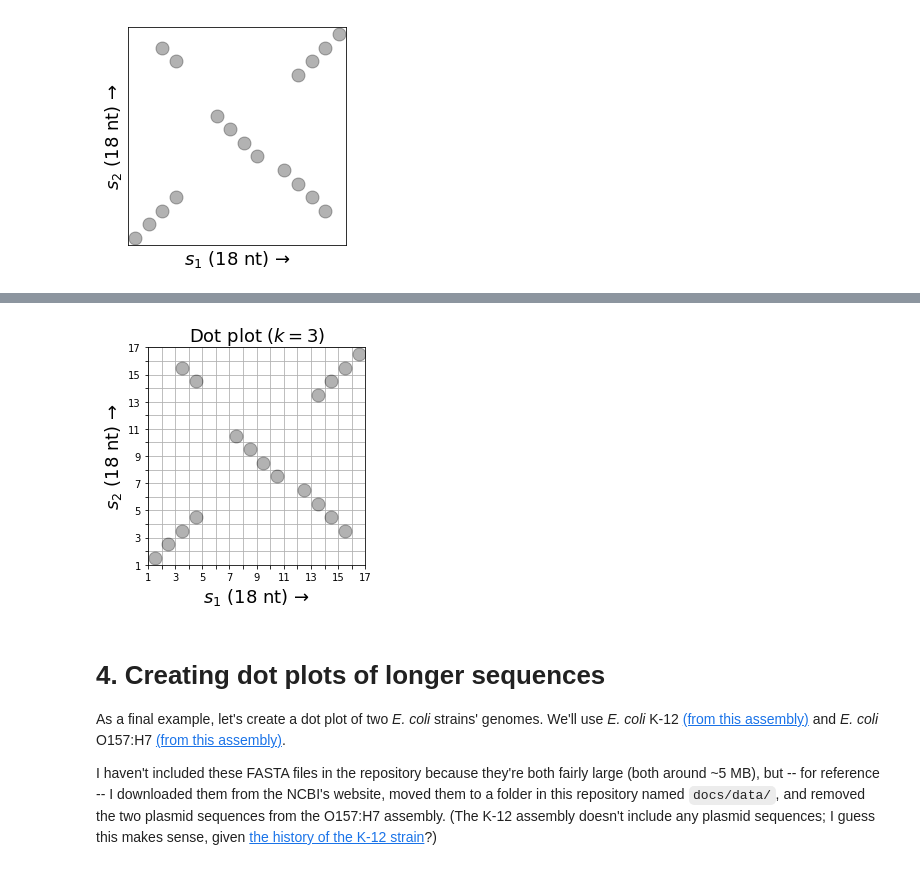
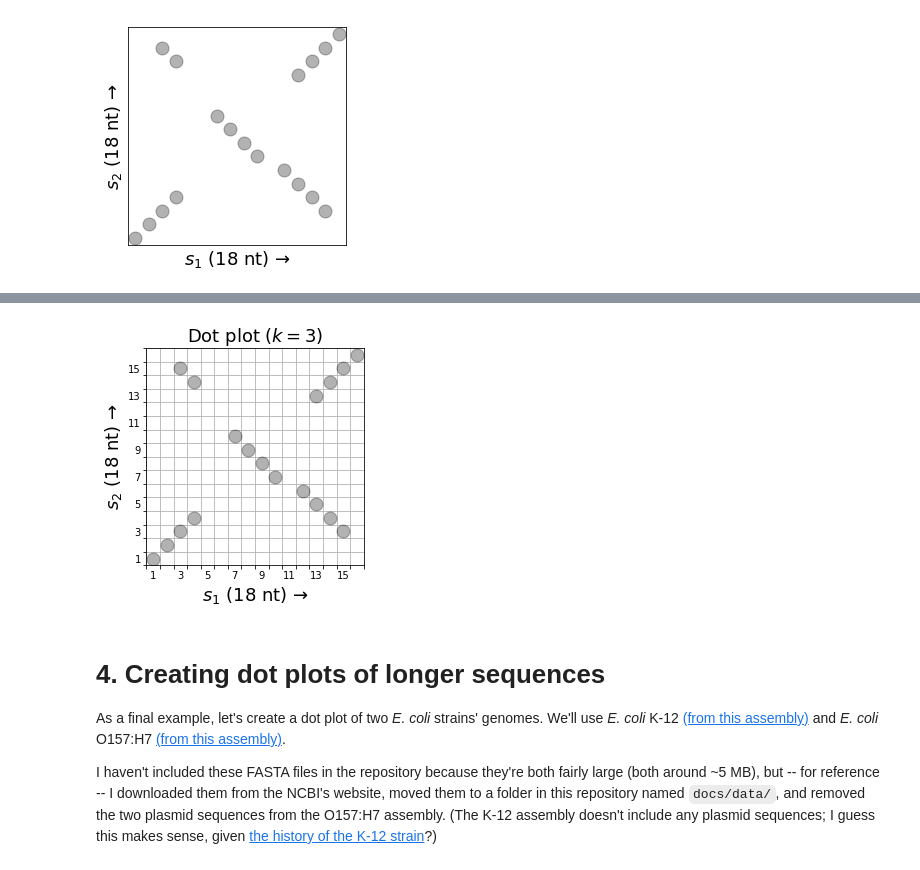
Before and after one commit to fedarko/wotplot, a Jupyter notebook: docs/Tutorial.ipynb, the cells around one changed output, grey strips where cells are left out. Saved outputs shown, nothing was run; the diff lists cells and outputs as text; code cells hidden in the pictures.

Commit message:
DOC: fancy ticks/tick labels/grid example in tut
also, use m.k / em.k variables in plot titles :)

```diff
--- a/docs/Tutorial.ipynb
+++ b/docs/Tutorial.ipynb
@@ -261,59 +263,86 @@ We'll show this by reusing the above example.
 # %%
 # While we're adding this other explanatory stuff, let's add a title for good measure.
 fig, ax = wotplot.viz_spy(m, markersize=13, marker="o", alpha=0.3, title=f"Dot plot ($k = {m.k}$)")
 
-### PART 1: TICKS
-# First, let's add ticks.
+###### PART 1: TICKS ######
+# First, let's add ticks. We need to add ticks for ax.grid() to work.
+# We'll add both major and minor ticks -- the major ticks will be used to position the grid lines,
+# and the minor ticks will be used to position the tick labels. This allows us to center our labels
+# in between ticks, which is nice when visualizing a matrix. This approach is inspired by
+# https://matplotlib.org/stable/gallery/ticks/centered_ticklabels.html. (For context on major vs.
+# minor ticks, see https://matplotlib.org/stable/gallery/ticks/major_minor_demo.html.)
+
+# Our major ticks' positions will look like [-0.5, 0.5, 1.5, ..., 13.5, 14.5, 15.5]. We
+# position them like this because the cells of the matrix occur at integer coordinates.
+majticks = [t - 0.5 for t in range(0, 17)]
+
+# We'll add minor ticks in between each of the major ticks. Our minor ticks use a smaller
+# range than our major ticks because there are (n - 1) spaces between n consecutive points (e.g.
+# your hands probably have 5 fingers each, but 4 spaces-between-fingers).
+minticks = range(0, 16)
+
+# The x-axis is simple -- we'll just use these major and minor ticks.
+ax.set_xticks(majticks)
+ax.set_xticks(minticks, minor=True)
+
+# The y-axis is a bit more complicated. Keep in mind that, when creating the DotPlotMatrix "m"
+# above, we left the DotPlotMatrix "yorder" parameter at its default value of "BT" -- so the
+# y-axis goes from bottom to top.
 #
-# Our ticks' positions will look like [-0.5, 0.5, 1.5, ..., 13.5, 14.5, 15.5]. We
-# create them in this way because the cells of the matrix occur at integer coordinates.
-# (You could draw ticks at [0, 1, 2, ...], if you'd prefer, but then the grid lines would
-# go through the middle of the dot plot's points. I think the [-0.5, 0.5, ...] way looks nicer.)
-ticks = [t - 0.5 for t in range(0, 17)]
+# However, matplotlib doesn't know about this -- by default, it'll consider "row 0" to be the
+# topmost row in the matrix, then row 1 the second-from-the-top row, ...)
+# We can address this by adjusting the ticks on the y-axis (so that "row 0" is now the
+# bottommost row, etc.) -- we'll do this using the t2y() function defined below.
+def t2y(tl):
+    return [m.mat.shape[0] - t - 1 for t in tl]
+# Now, we can apply these corrected ticks to the y-axis.
+ax.set_yticks(t2y(majticks))
+ax.set_yticks(t2y(minticks), minor=True)
 
-# The x-axis is simple -- just use these ticks.
-ax.set_xticks(ticks)
-
-# The y-axis is a bit more complicated. Keep in mind that, when creating "m" above, we left
-# the DotPlotMatrix "yorder" parameter at its default of "BT" -- so the y-axis goes from bottom
-# to top. However, matplotlib doesn't care about this -- by default, it'll order ticks from top
-# to bottom (since it considers "row 0" to be the topmost row in the matrix, then row 1, ...)
-# We can address this by reversing the ticks when we provide them to matplotlib.
-ax.set_yticks(ticks[::-1])
-
-### PART 2: TICK LABELS
-# Next, let's add tick labels. Adding one label for every tick is a bit excessive,
-# so let's just add labels for every other tick. (For dot plots of long sequences,
-# you'd probably want to add ticks and tick labels a lot farther apart -- e.g.
+###### PART 2: TICK LABELS ######
+# Next, let's add tick labels for the minor axis ticks. Adding one label for every minor tick
+# is a bit excessive, so let's just add labels for every other minor tick. (For dot plots of
+# long sequences, you'd probably want to add ticks and tick labels a lot farther apart -- e.g.
 # separated by 1 Mbp.)
 tick_labels = []
 # Even though Python uses 0-indexing, we'll use 1-indexing here to make this plot a bit easier
-# to interpret -- so we'll use range(1, 18) instead of range(0, 17).
-for i in range(1, 18):
+# to interpret -- so we'll use range(1, 17) instead of range(0, 16).
+for i in range(1, 17):
     if i % 2 == 1:
         # Only add labels for odd-numbered positions.
         tick_labels.append(f"{i:,}")
     else:
         # We still need to add something for the even-numbered positions (to match the
         # number of ticks we added above), so we'll add an empty string for each of these ticks.
         tick_labels.append("")
 
 # Since we already reversed the ticks for the y-axis to account for how yorder="BT", we can now
 # provide the tick labels for both the x- and y-axes in ascending order.
-ax.set_xticklabels(tick_labels)
-ax.set_yticklabels(tick_labels)
+ax.set_xticklabels(tick_labels, minor=True)
+ax.set_yticklabels(tick_labels, minor=True)
 
+# Show ticks and labels on the left and bottom axes only
 ax.tick_params(
     labeltop=False, labelbottom=True, labelleft=True, labelright=False,
-    top=False, bottom=True, left=True, right=False
+    top=False, bottom=True, left=True, right=False, which="both"
 )
+# Also, don't show minor ticks' lines -- we'll still show their labels,
+# but showing their tick lines (when we're already showing the major ticks' lines)
+# is unnecessary (in my opinion)
+ax.tick_params(bottom=False, left=False, which="minor")
 
-### PART 3: GRID LINES
+###### PART 3: GRID LINES ######
 # This part is easy :)
-# (Note that ax.grid() has a lot of options you can play around with [linestyle, color, ...])
-ax.grid()
+#
+# We'll only draw grid lines for the major ticks -- this creates the nice appearance of minor
+# ticks being lined up with their matrix rows / columns.
+#
+# Note that ax.grid() has a lot of other options you may want to play around with
+# (linestyle, color, ...), should you want to transcend Fancy Mode. (Editor's note:
+# Fancy Mode is not a real term and I made it up for this jupyter notebook.)
+ax.grid(which="major")
 # %% [output]
-[figure, old version]
+[figure, new version]
 # %% [markdown]
 # 4. Creating dot plots of longer sequences
 
```
Also changed, not shown: parts of 4 cells of this notebook.
